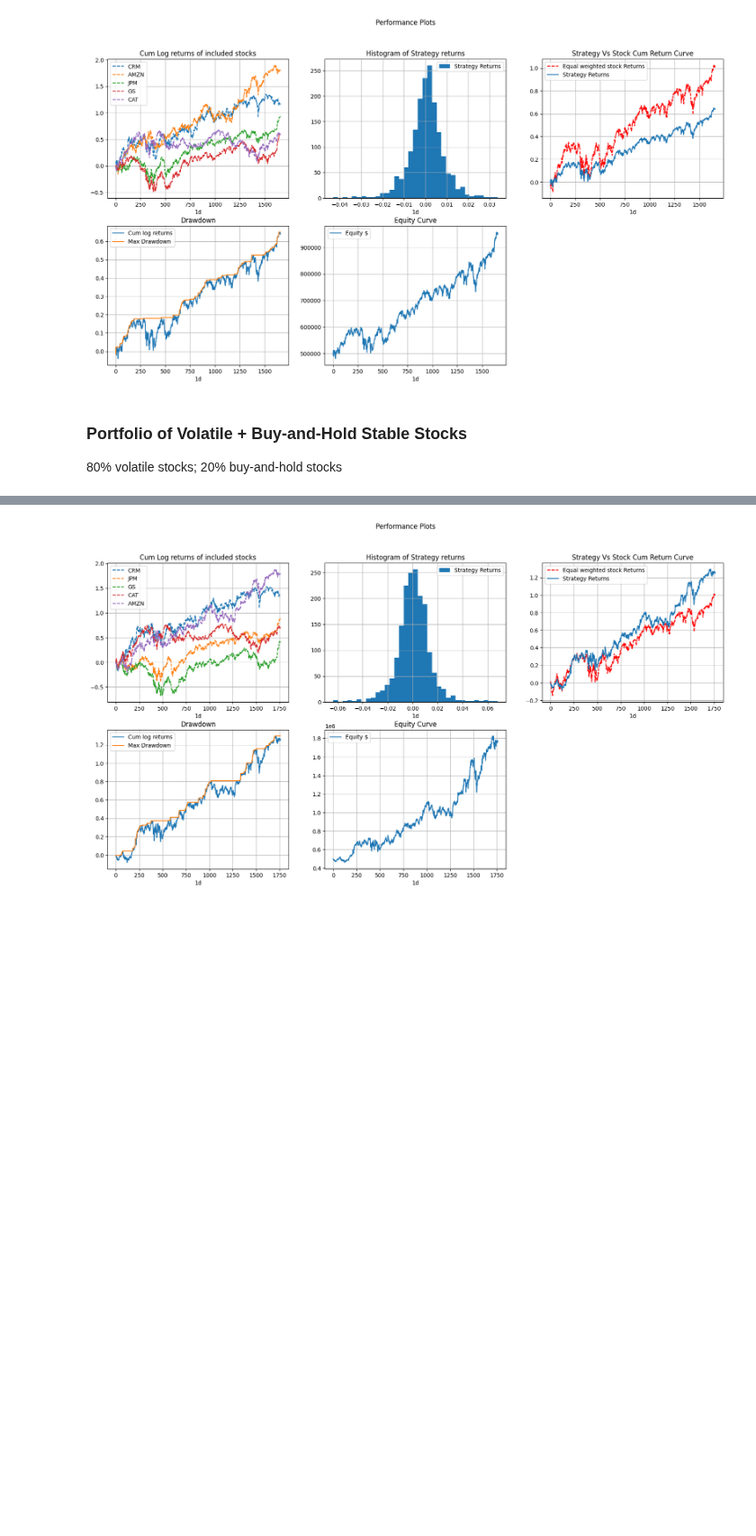
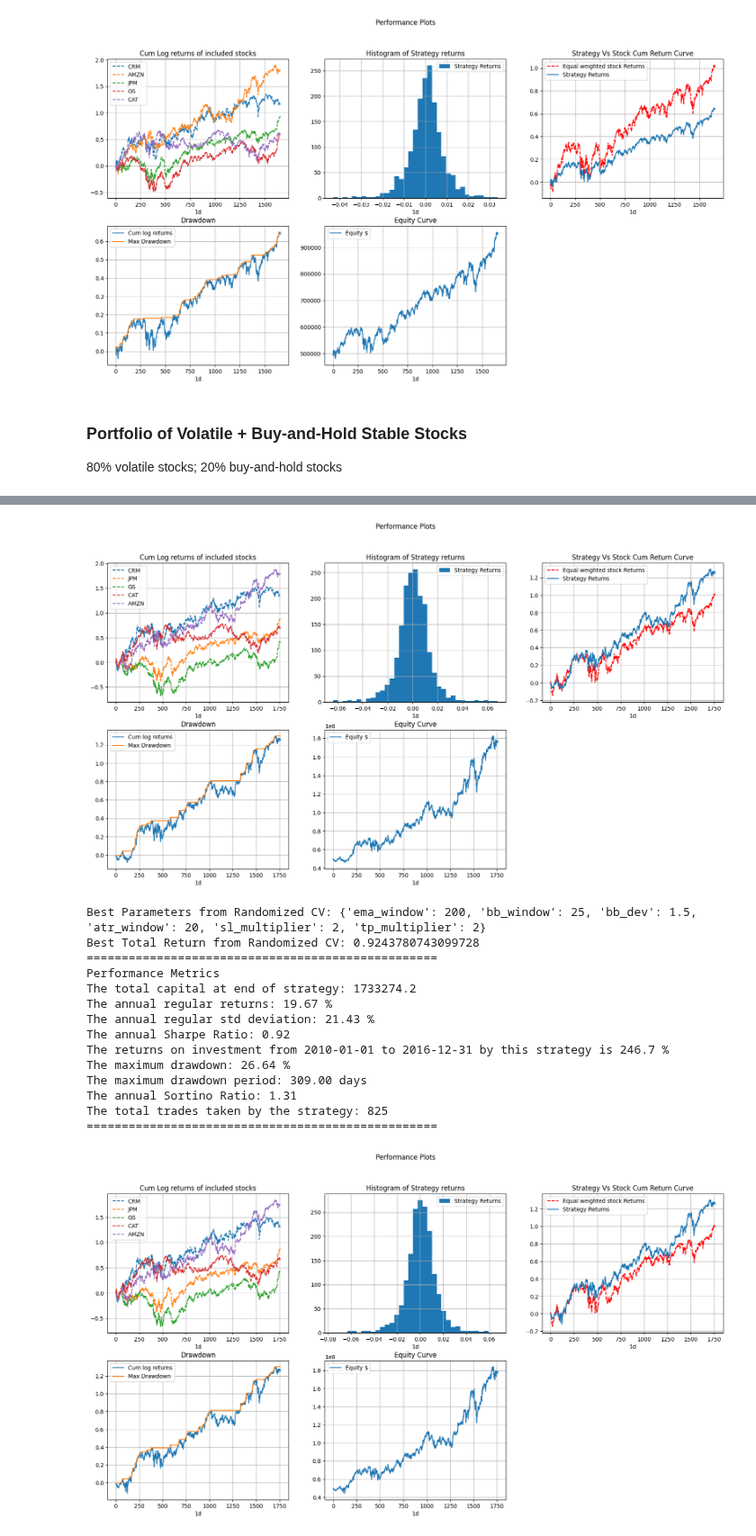
Before and after one commit to pehper/IS4226, a Jupyter notebook: final_strategy.ipynb, the cells around one changed output, grey strips where cells are left out. Shown at 90% size. Saved outputs shown, nothing was run; the diff lists cells and outputs as text; code cells hidden in the pictures; blank space fills up the shorter version.

Commit message:
fixed randomCV bug for worse performance

```diff
--- a/final_strategy.ipynb
+++ b/final_strategy.ipynb
@@ -635,7 +635,16 @@ class All_volatile(Common_Class):
             dict: Best parameter set found and corresponding score.
         """
         best_score = -np.inf
-        best_params = {}
+        best_params = best_params = {
+                    'ema_window': 200,
+                    'bb_window': 20,
+                    'bb_dev': 1.5,
+                    'atr_window': 14,
+                    'sl_multiplier': 3,
+                    'tp_multiplier': 3
+                }
+        ema_window, bb_window, bb_dev, atr_window, sl_multiplier, tp_multiplier = [200, 20, 1.5, 14, 3, 3]
+        score = self.objective_function(ema_window, bb_window, bb_dev, atr_window, sl_multiplier, tp_multiplier)
 
         # Generate all possible parameter combinations
         param_combinations = list(product(
@@ -986,7 +995,16 @@ class All_volatile_with_hodl(Common_Class):
   def randomized_cv_search(self, param_grid, n_iter=10):
 
         best_score = -np.inf
-        best_params = {}
+        best_params = {
+                    'ema_window': 200,
+                    'bb_window': 20,
+                    'bb_dev': 1.5,
+                    'atr_window': 14,
+                    'sl_multiplier': 3,
+                    'tp_multiplier': 3
+                }
+        ema_window, bb_window, bb_dev, atr_window, sl_multiplier, tp_multiplier = [200, 20, 1.5, 14, 3, 3]
+        score = self.objective_function(ema_window, bb_window, bb_dev, atr_window, sl_multiplier, tp_multiplier)
 
         # Generate all possible parameter combinations
         param_combinations = list(product(
@@ -1057,30 +1075,45 @@ if __name__ == "__main__":
     best_params = B.randomized_cv_search(param_grid, n_iter=20)
 
     # Run the strategy with the best parameters found
     B.run_strategy(
         best_params['ema_window'],
         best_params['bb_window'],
         best_params['bb_dev'],
         best_params['atr_window'],
         best_params['sl_multiplier'],
         best_params['tp_multiplier']
     )
 
     # Evaluate performance with the best parameters
     B.performance()
     B.performance_results()
     B.performance_plots()
 # %% [output]
 ==================================================
 Performance Metrics
 The total capital at end of strategy: 1738188.0
 The annual regular returns: 19.55 %
 The annual regular std deviation: 20.99 %
 The annual Sharpe Ratio: 0.93
 The returns on investment from 2010-01-01 to 2016-12-31 by this strategy is 247.6 %
 The maximum drawdown: 26.61 %
 The maximum drawdown period: 277.00 days
 The annual Sortino Ratio: 1.35
 The total trades taken by the strategy: 877
 ==================================================
 [figure]
+Best Parameters from Randomized CV: {'ema_window': 200, 'bb_window': 25, 'bb_dev': 1.5, 'atr_window': 20, 'sl_multiplier': 2, 'tp_multiplier': 2}
+Best Total Return from Randomized CV: 0.9243780743099728
+==================================================
+Performance Metrics
+The total capital at end of strategy: 1733274.2
+The annual regular returns: 19.67 %
+The annual regular std deviation: 21.43 %
+The annual Sharpe Ratio: 0.92
+The returns on investment from 2010-01-01 to 2016-12-31 by this strategy is 246.7 %
+The maximum drawdown: 26.64 %
+The maximum drawdown period: 309.00 days
+The annual Sortino Ratio: 1.31
+The total trades taken by the strategy: 825
+==================================================
+[figure, added]
```
